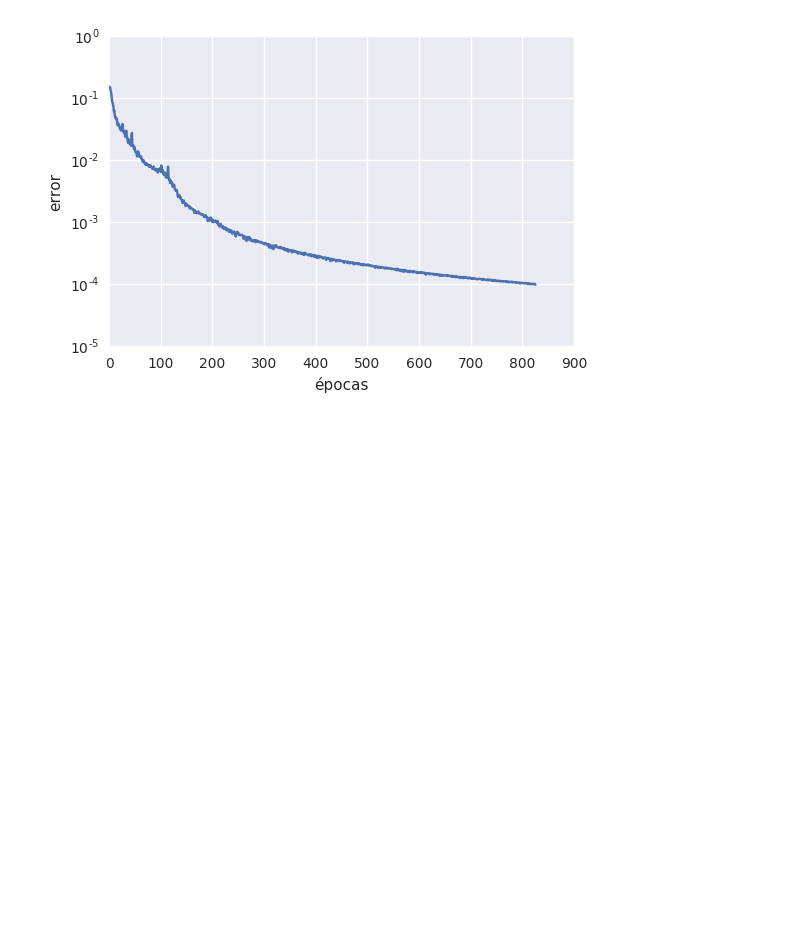
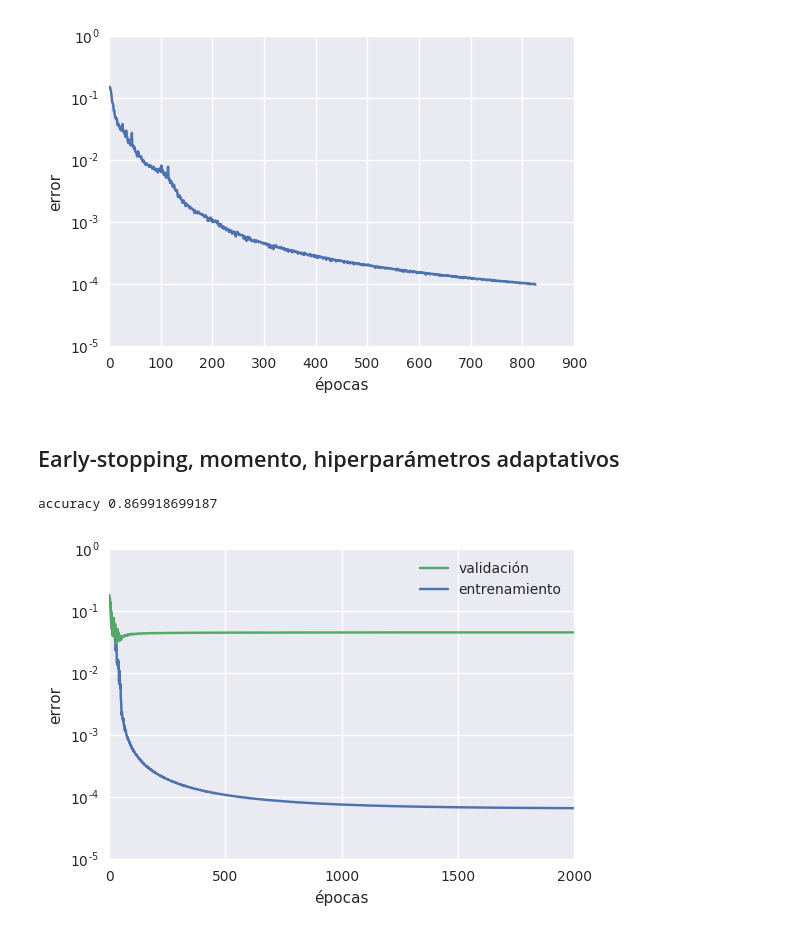
Before and after one commit to redes-neuronales-uba/tp1, a Jupyter notebook: Red neuronal.ipynb, the cells around one changed output. Cells and saved outputs as stored; diff of their text form; code cells hidden in the pictures; blank space fills up the shorter version.

Commit message:
Momento e hiperparámetros adaptativos; early-stopping (parcial)

```diff
--- a/Red neuronal.ipynb
+++ b/Red neuronal.ipynb
@@ -333,18 +373,19 @@ X_train, X_test, y_train, y_test = train_test_split(X_tp1, y_tp1, test_size=0.3,
 # %%
 # transformación de los datos: se remueve la media y se lleva la varianza a la unidad
 # en base a las propiedades del conjunto de entrenamiento
-scaler = StandardScaler()
 
-rn = Red(capas_ocultas=[9], tamaño_lote=10, factor_aprendizaje=.35, épocas=3000)
+#scaler = StandardScaler()
 
-clf = make_pipeline(scaler, rn)
-clf.fit(X_train, y_train)
+#rn = Red(capas_ocultas=[9], tamaño_lote=10, factor_aprendizaje=.35, épocas=3000)
 
-print('efectividad', clf.score(X_test, y_test))
-print('error', rn.evolución_error[-1])
-print('épocas', len(rn.evolución_error))
-print('convergencia', rn.convergencia)
-graficar(rn.evolución_error)
+#clf = make_pipeline(scaler, rn)
+#clf.fit(X_train, y_train)
+
+#print('efectividad', clf.score(X_test, y_test))
+#print('error', rn.evolución_error[-1])
+#print('épocas', len(rn.evolución_error))
+#print('convergencia', rn.convergencia)
+#graficar(rn.evolución_error)
 # %% [markdown]
 ### Grid search
 # %%
@@ -363,8 +404,8 @@ grilla = {
           'red__factor_aprendizaje': [.9, .5, .1, .01]
 }
 # %%
-clf = GridSearchCV(estimador, grilla, cv=5, n_jobs=-1)
-clf.fit(X_train, y_train)
+#clf = GridSearchCV(estimador, grilla, cv=5, n_jobs=-1)
+#clf.fit(X_train, y_train)
 # %% [output]
 GridSearchCV(cv=5, error_score='raise',
        estimator=Pipeline(steps=[('standardscaler', StandardScaler(copy=True, with_mean=True, with_std=True)), ('red', Red(activación=<function logística at 0x...>, capas_ocultas=(),
@@ -386,0 +428,26 @@ with open('resultados_ej1.pickle', 'wb') as f:
+# %% [markdown]
+## Early-stopping, momento, hiperparámetros adaptativos
+# %%
+rn = Red(early_stopping=True,
+         capas_ocultas=[12],
+         tamaño_lote=10,
+         épocas=2000,
+         tolerancia=1e-6,
+         factor_aprendizaje=0.99,
+         factor_momento=0.5,
+         factor_decaimiento=0.9,
+         épocas_decaimiento=50)
+
+pipe = make_pipeline(StandardScaler(), rn)
+pipe.fit(X_train, y_train)
+
+print('accuracy', est.score(X_test, y_test))
+
+e = graficar(rn.evolución_error)
+v = graficar(rn.evolución_validación)
+plt.legend([v, e], ['validación', 'entrenamiento'])
+
+plt.savefig('early-stopping.png')
+# %% [output]
+accuracy 0.869918699187
+[figure, added]
```
Also changed, not shown: parts of 6 cells of this notebook, 2 other files.
